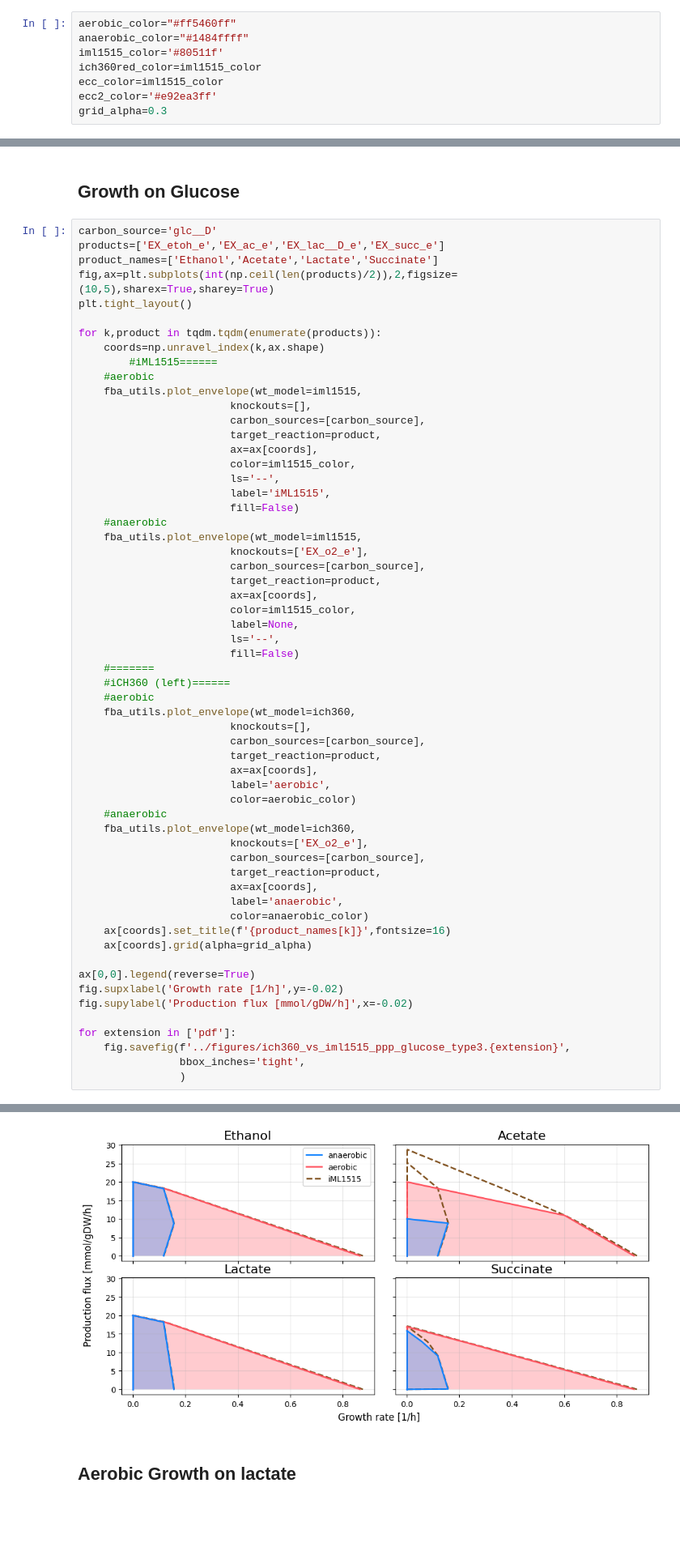
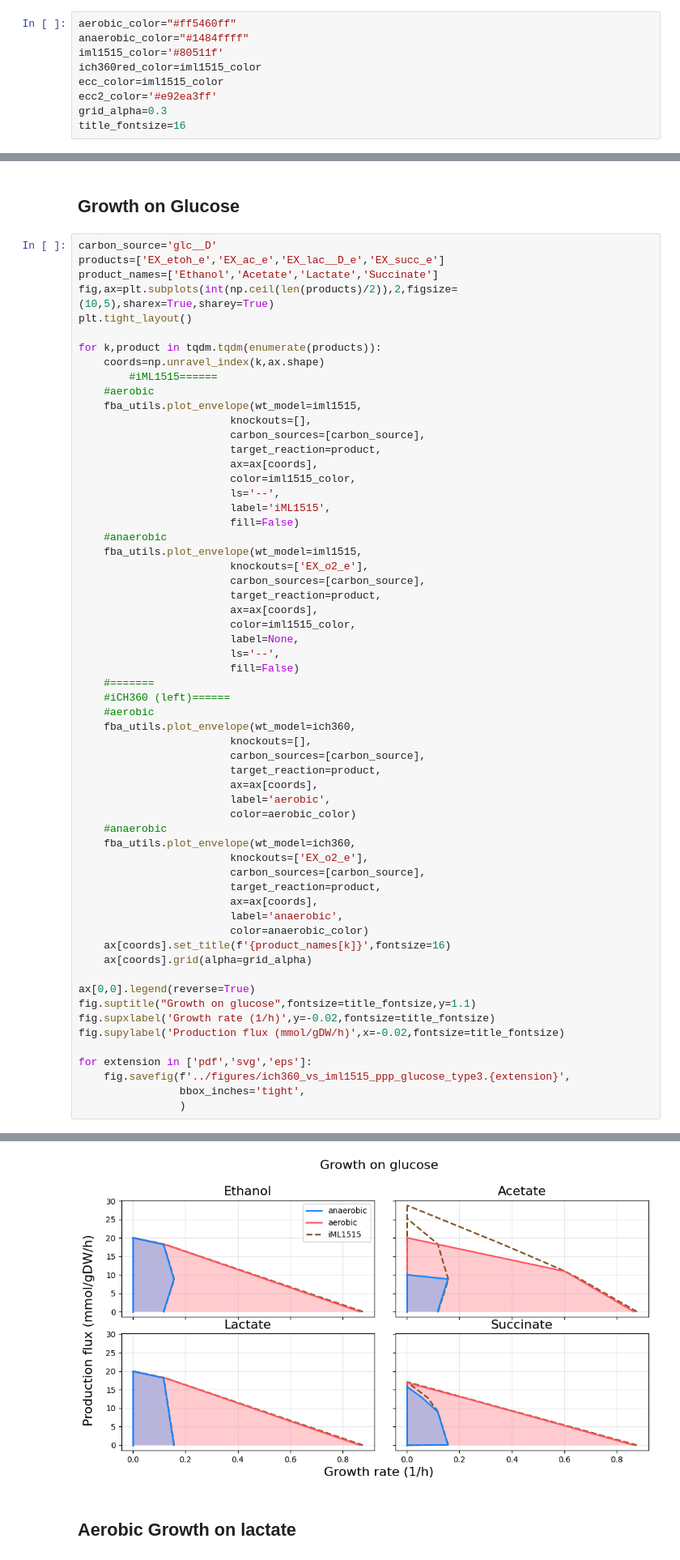
Before and after one commit to marco-corrao/iCH360_paper, a Jupyter notebook: Manuscript_Figures/notebooks/Production_envelope_analysis.ipynb, the cells around one changed output, grey strips where cells are left out. Shown at 81% size. Drawn from its saved outputs; the diff is of its cells as text; blank space fills up the shorter version.

```diff
--- a/Manuscript_Figures/notebooks/Production_envelope_analysis.ipynb
+++ b/Manuscript_Figures/notebooks/Production_envelope_analysis.ipynb
@@ -37,6 +37,7 @@ ich360red_color=iml1515_color
 ecc_color=iml1515_color
 ecc2_color='#e92ea3ff'
 grid_alpha=0.3
+title_fontsize=16
 # %% [markdown]
 # iCH360 vs iMl1515
 # %% [markdown]
@@ -93,10 +94,11 @@ for k,product in tqdm.tqdm(enumerate(products)):
     ax[coords].grid(alpha=grid_alpha)
 
 ax[0,0].legend(reverse=True)
-fig.supxlabel('Growth rate [1/h]',y=-0.02)
-fig.supylabel('Production flux [mmol/gDW/h]',x=-0.02)
+fig.suptitle("Growth on glucose",fontsize=title_fontsize,y=1.1)
+fig.supxlabel('Growth rate (1/h)',y=-0.02,fontsize=title_fontsize)
+fig.supylabel('Production flux (mmol/gDW/h)',x=-0.02,fontsize=title_fontsize)
 
-for extension in ['pdf']:
+for extension in ['pdf','svg','eps']:
     fig.savefig(f'../figures/ich360_vs_iml1515_ppp_glucose_type3.{extension}',
                 bbox_inches='tight',
                 )
@@ -152,4 +155,4 @@ Reading time = 0.01 seconds
-[figure, old version]
+[figure, new version]
 # %% [markdown]
 ## Aerobic Growth on lactate
 # %%
```
Also changed, not shown: parts of 8 cells of this notebook, 3 other files.
